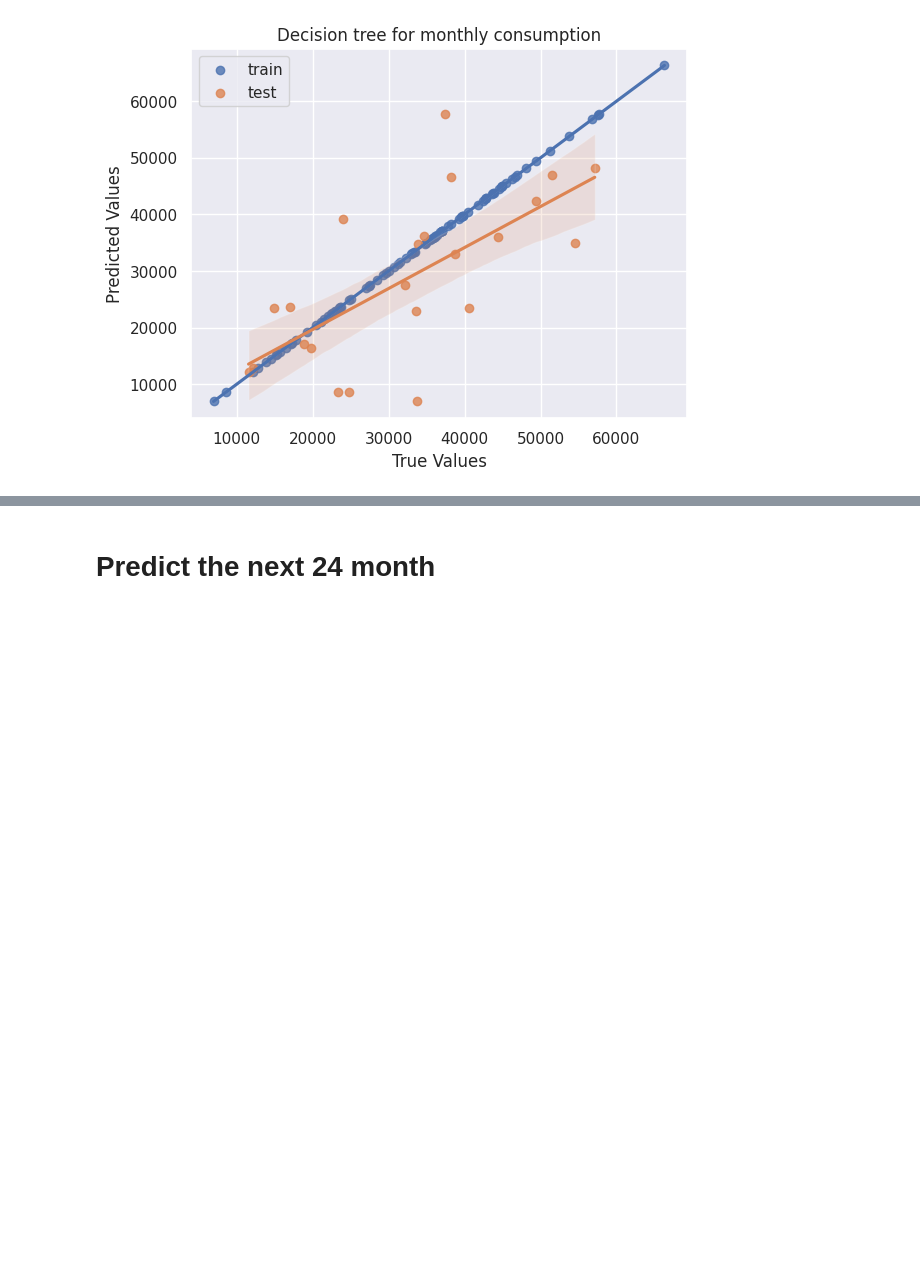
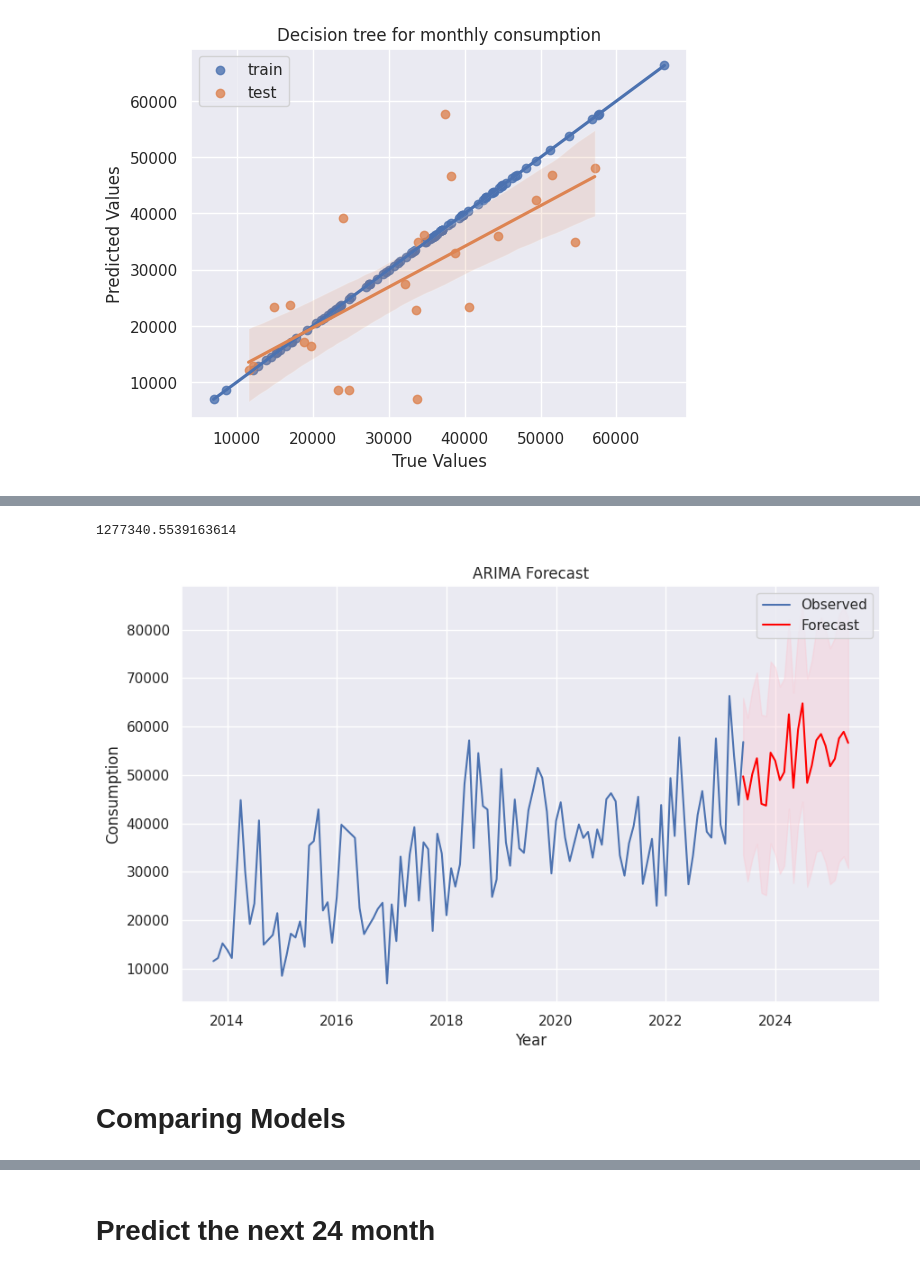
Before and after one commit to antahiap/siemens-use-case, a Jupyter notebook: notebooks/data_explr.ipynb, the cells around one changed output, grey strips where cells are left out. Cells and saved outputs as stored; diff of their text form; code cells hidden in the pictures; blank space fills up the shorter version.

```diff
--- a/notebooks/data_explr.ipynb
+++ b/notebooks/data_explr.ipynb
@@ -292,3 +331,30 @@ plt.legend()
+# %%
+# Forecasting
+n_month = 24  # Number of future time points to forecast
+forecast = arima_model_fit.forecast(steps=n_month)
+print(forecast.sum())
+data_ts['Month'] = pd.to_datetime(data_ts['Month'], format='%Y%m')
+
+F2 = arima_model_fit.get_forecast(steps=n_month)
+yhat = F2.predicted_mean
+yhat_conf_int = F2.conf_int(alpha=0.05)
+
+# Plot the forecast
+plt.figure(figsize=(10, 6))
+plt.plot(data_ts['Month'], data_ts['Consumption'],  label='Observed')
+plt.plot(pd.date_range(start='2023-05', periods=24, freq='M', closed='right'), forecast, label='Forecast', color='red')
+plt.fill_between(pd.date_range(start='2023-05', periods=24, freq='M', closed='right'), yhat_conf_int.iloc[:, 0], yhat_conf_int.iloc[:, 1], color='pink', alpha=0.3)
+
+plt.title('ARIMA Forecast')
+plt.xlabel('Year')
+plt.ylabel('Consumption')
+plt.legend()
+plt.show()
+# %% [output]
+1277340.5539163614
+[figure, added]
+# %% [markdown]
+# Comparing Models
 # %%
 sns.regplot(x=y_test, y=linear_regression_predictions_test, label='linear regression')
 sns.regplot(x=y_test_2, y=random_forest_predictions_test, label='random forest')
```
Also changed, not shown: parts of 9 cells of this notebook, 2 other files.
